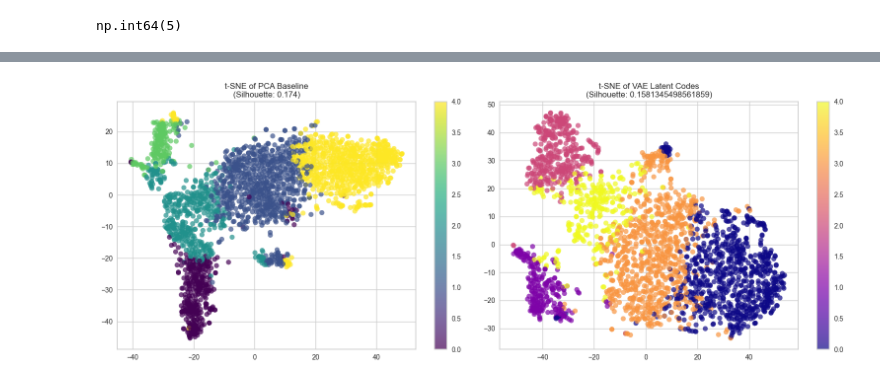
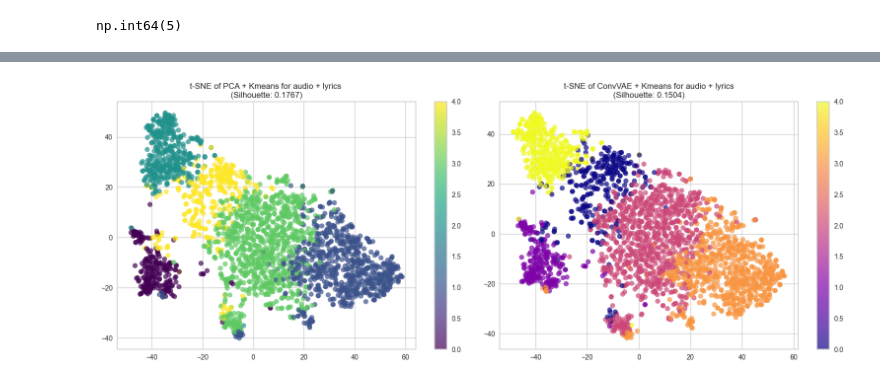
Before and after one commit to shadmanee/vae-audio-clustering, a Jupyter notebook: notebooks/training/medium_1.ipynb, the cells around one changed output, grey strips where cells are left out. Saved outputs shown, nothing was run; the diff lists cells and outputs as text; code cells hidden in the pictures.

```diff
--- a/notebooks/training/medium_1.ipynb
+++ b/notebooks/training/medium_1.ipynb
@@ -76,7 +76,7 @@ class Decoder(nn.Module):
 # %% [markdown]
 ### Conv VAE
 # %%
-class VanillaVAE(nn.Module):
+class ConvVAE(nn.Module):
     def __init__(self, cfg):
         super().__init__()
         self.config = cfg
@@ -273,7 +273,7 @@ def plot_history(history, title):
 # %% [markdown]
 ## Single Iteration Model
 # %%
-model = VanillaVAE(cfg=config).to(device)
+model = ConvVAE(cfg=config).to(device)
 # %%
 model
 # %% [output]
@@ -572,7 +610,7 @@ from sklearn.decomposition import PCA
 X_train = loader_to_numpy(train_loader)
 X_test = loader_to_numpy(test_loader)
 
-X_all = np.concatenate([X_train, X_test], axis=0)
+X_all = np.concatenate([X_hybrid], axis=0)
 
 import numpy as np
 import matplotlib.pyplot as plt
@@ -605,15 +643,15 @@ np.int64(225)
 # %%
 pca = PCA(n_components=optimal_n, random_state=42)
-X_pca = pca.fit_transform(X_all)
+X_pca = pca.fit_transform(X_hybrid)
 
 kmeans = KMeans(n_clusters=optimal_k, init="k-means++", n_init=10, random_state=42)
 pca_clusters = kmeans.fit_predict(X_pca)
 
-sil = silhouette_score(X_pca, pca_clusters)
-ch_idx = calinski_harabasz_score(X_pca, pca_clusters)
+pca_sil = silhouette_score(X_pca, pca_clusters)
+pca_ch = calinski_harabasz_score(X_pca, pca_clusters)
 
 print(f"--- PCA + KMeans Baseline ---")
-print(f"Silhouette Score: {round(sil, 4)}")
-print(f"Calinski-Harabasz Index: {round(ch_idx, 4)}")
+print(f"Silhouette Score: {round(pca_sil, 4)}")
+print(f"Calinski-Harabasz Index: {round(pca_ch, 4)}")
 # %% [output]
 --- PCA + KMeans Baseline ---
@@ -624,26 +665,26 @@ Calinski-Harabasz Index: 485.385
 # %%
 import matplotlib.pyplot as plt
 from sklearn.manifold import TSNE
 
 def plot_tsne_comparison(pca_latents, vae_latents, pca_clusters, vae_clusters):
 
     tsne_pca = TSNE(n_components=2, random_state=42).fit_transform(pca_latents)
 
     tsne_vae = TSNE(n_components=2, random_state=42).fit_transform(vae_latents)
 
     fig, (ax1, ax2) = plt.subplots(1, 2, figsize=(16, 6))
 
     scatter1 = ax1.scatter(tsne_pca[:, 0], tsne_pca[:, 1], c=pca_clusters, cmap='viridis', alpha=0.7)
-    ax1.set_title(f"t-SNE of PCA Baseline\n(Silhouette: {round(sil, 4)})")
+    ax1.set_title(f"t-SNE of PCA + Kmeans for audio + lyrics \n(Silhouette: {round(pca_sil, 4)})")
     fig.colorbar(scatter1, ax=ax1)
 
     scatter2 = ax2.scatter(tsne_vae[:, 0], tsne_vae[:, 1], c=vae_clusters, cmap='plasma', alpha=0.7)
-    ax2.set_title(f"t-SNE of VAE Latent Codes\n(Silhouette: {vae_sil})")
+    ax2.set_title(f"t-SNE of ConvVAE + Kmeans for audio + lyrics\n(Silhouette: {round(vae_sil_kmeans,4)})")
     fig.colorbar(scatter2, ax=ax2)
 
     plt.tight_layout()
     plt.show()
 
-plot_tsne_comparison(X_pca, latent_vecs, pca_clusters, vae_clusters)
+plot_tsne_comparison(X_pca, X_hybrid, pca_clusters, vae_clusters)
 # %% [output]
-[figure, old version]
+[figure, new version]
```
Also changed, not shown: parts of 29 cells of this notebook.
